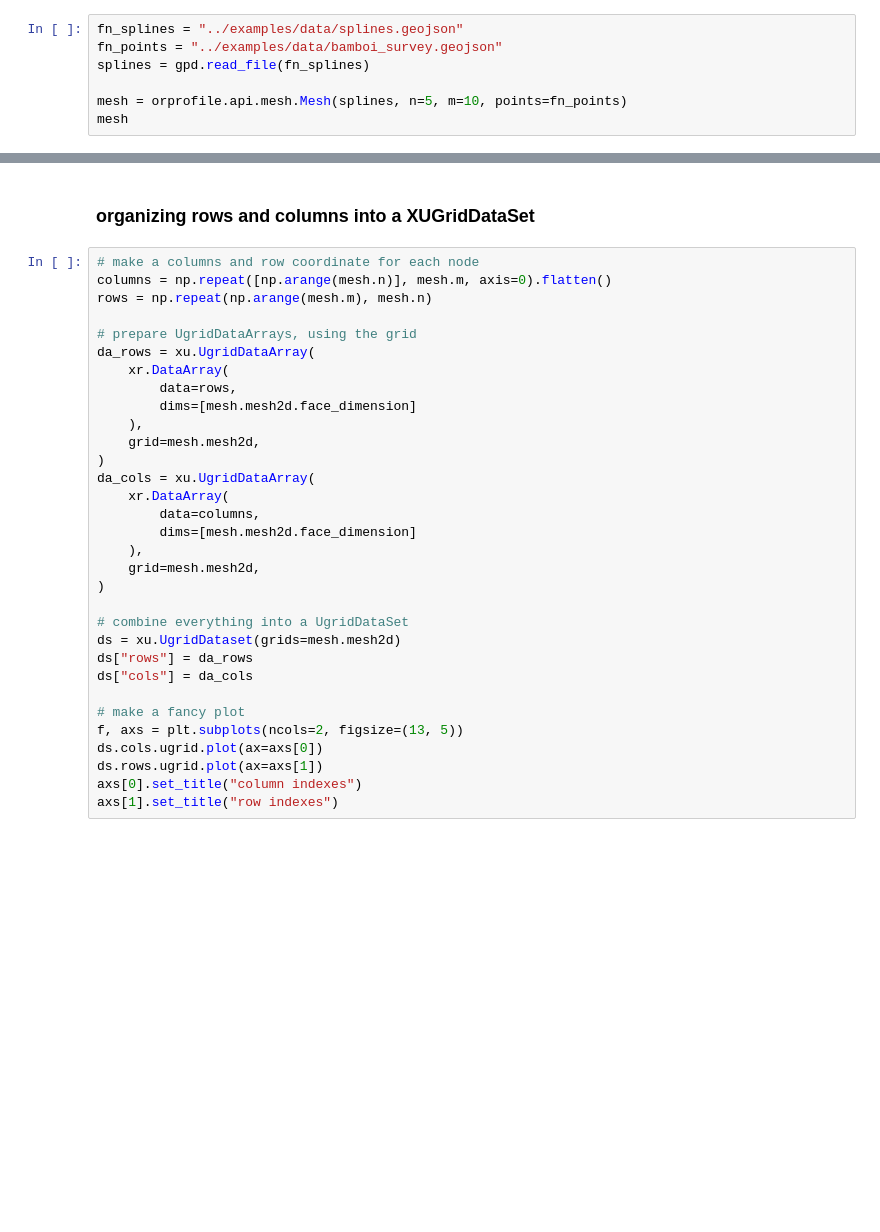
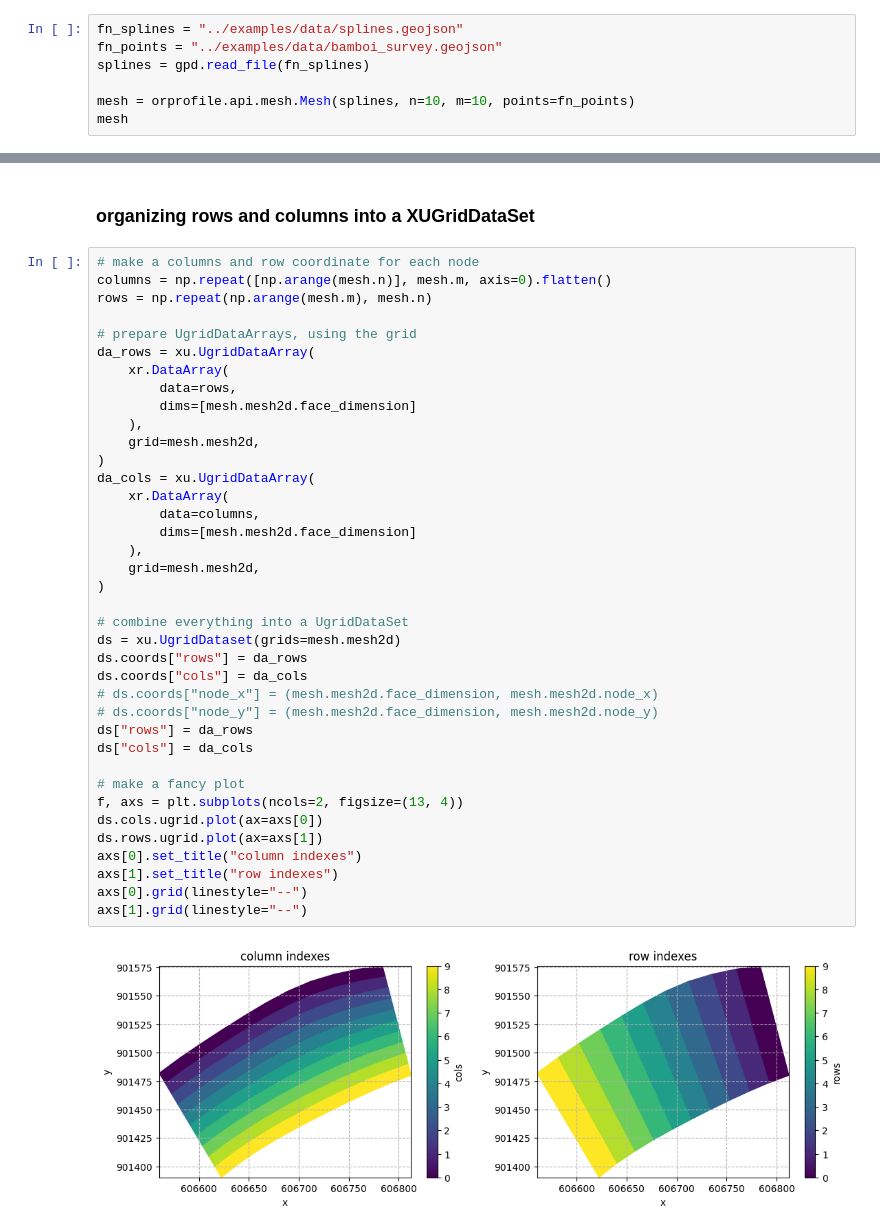
Before and after one commit to localdevices/ORProfile, a Jupyter notebook: notebooks/apply_profile.ipynb, the cells around one changed output, grey strips where cells are left out. Cells and saved outputs as stored; diff of their text form; blank space fills up the shorter version.

```diff
--- a/notebooks/apply_profile.ipynb
+++ b/notebooks/apply_profile.ipynb
@@ -19,5 +20,5 @@ fn_splines = "../examples/data/splines.geojson"
 fn_points = "../examples/data/bamboi_survey.geojson"
 splines = gpd.read_file(fn_splines)
 
-mesh = orprofile.api.mesh.Mesh(splines, n=5, m=10, points=fn_points)
+mesh = orprofile.api.mesh.Mesh(splines, n=10, m=10, points=fn_points)
 mesh
@@ -29,31 +55,39 @@ mesh.plot()
 # make a columns and row coordinate for each node
 columns = np.repeat([np.arange(mesh.n)], mesh.m, axis=0).flatten()
 rows = np.repeat(np.arange(mesh.m), mesh.n)
 
 # prepare UgridDataArrays, using the grid
 da_rows = xu.UgridDataArray(
     xr.DataArray(
         data=rows,
         dims=[mesh.mesh2d.face_dimension]
     ),
     grid=mesh.mesh2d,
 )
 da_cols = xu.UgridDataArray(
     xr.DataArray(
         data=columns,
         dims=[mesh.mesh2d.face_dimension]
     ),
     grid=mesh.mesh2d,
 )
 
 # combine everything into a UgridDataSet
 ds = xu.UgridDataset(grids=mesh.mesh2d)
+ds.coords["rows"] = da_rows
+ds.coords["cols"] = da_cols
+# ds.coords["node_x"] = (mesh.mesh2d.face_dimension, mesh.mesh2d.node_x)
+# ds.coords["node_y"] = (mesh.mesh2d.face_dimension, mesh.mesh2d.node_y)
 ds["rows"] = da_rows
 ds["cols"] = da_cols
 
 # make a fancy plot
-f, axs = plt.subplots(ncols=2, figsize=(13, 5))
+f, axs = plt.subplots(ncols=2, figsize=(13, 4))
 ds.cols.ugrid.plot(ax=axs[0])
 ds.rows.ugrid.plot(ax=axs[1])
 axs[0].set_title("column indexes")
 axs[1].set_title("row indexes")
+axs[0].grid(linestyle="--")
+axs[1].grid(linestyle="--")
+# %% [output]
+[figure, added]
```
Also changed, not shown: parts of 10 cells of this notebook, 6 other files.
